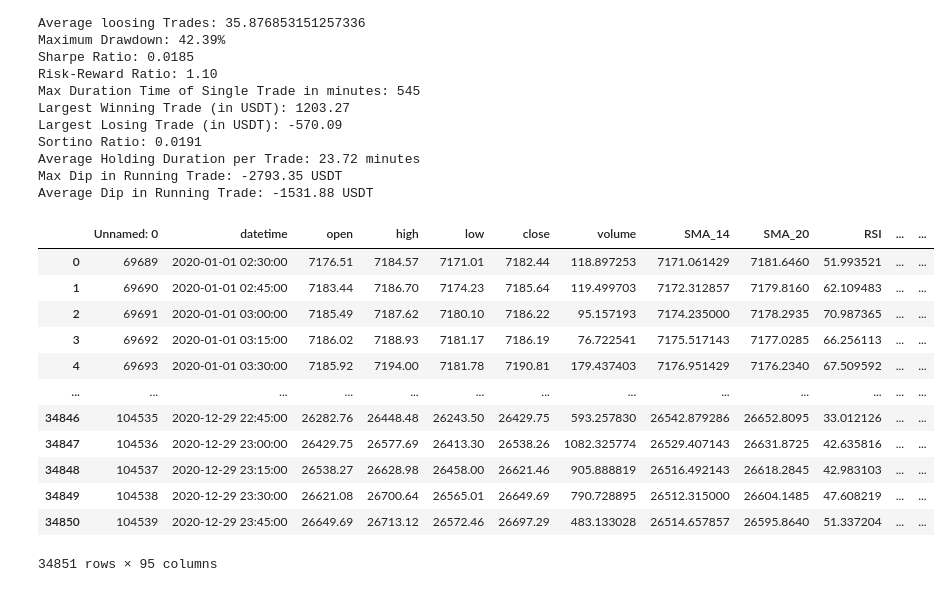
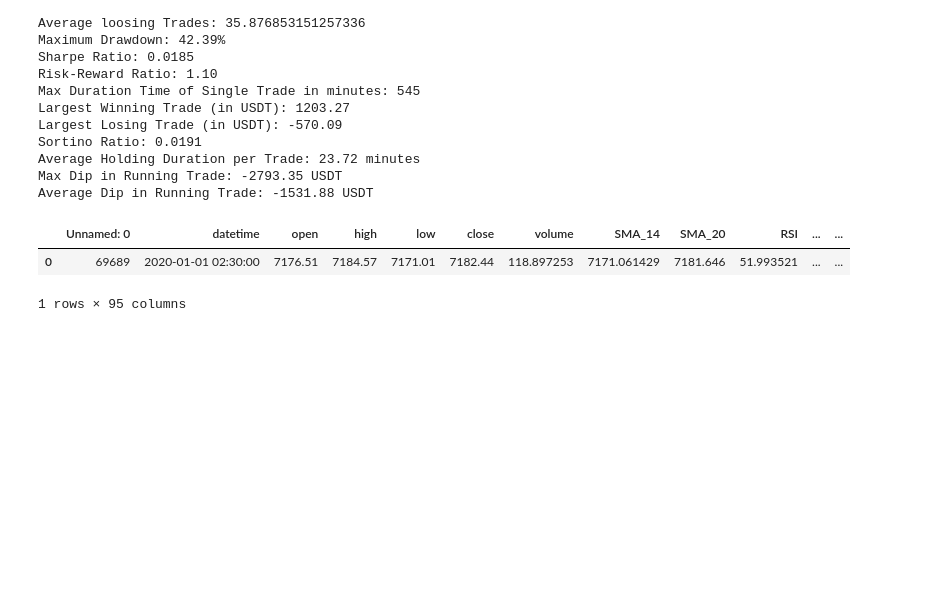
Before and after one commit to AI-ApeX-DeV/DTG, a Jupyter notebook: IIT.ipynb, the cells around one changed output. Saved outputs shown, nothing was run; the diff lists cells and outputs as text; code cells hidden in the pictures; blank space fills up the shorter version.

```diff
--- a/IIT.ipynb
+++ b/IIT.ipynb
@@ -859,19 +865,9 @@ Average Holding Duration per Trade: 23.72 minutes
 Max Dip in Running Trade: -2793.35 USDT
 Average Dip in Running Trade: -1531.88 USDT
 # %%
-test_df
+test_df.head(1)
 # %% [output]
 |  | Unnamed: 0 | datetime | open | high | low | close | volume | SMA_14 | SMA_20 | RSI | ... | ... |
-| 0 | 69689 | 2020-01-01 02:30:00 | 7176.51 | 7184.57 | 7171.01 | 7182.44 | 118.897253 | 7171.061429 | 7181.6460 | 51.993521 | ... | ... |
-| 1 | 69690 | 2020-01-01 02:45:00 | 7183.44 | 7186.70 | 7174.23 | 7185.64 | 119.499703 | 7172.312857 | 7179.8160 | 62.109483 | ... | ... |
-| 2 | 69691 | 2020-01-01 03:00:00 | 7185.49 | 7187.62 | 7180.10 | 7186.22 | 95.157193 | 7174.235000 | 7178.2935 | 70.987365 | ... | ... |
-| 3 | 69692 | 2020-01-01 03:15:00 | 7186.02 | 7188.93 | 7181.17 | 7186.19 | 76.722541 | 7175.517143 | 7177.0285 | 66.256113 | ... | ... |
-| 4 | 69693 | 2020-01-01 03:30:00 | 7185.92 | 7194.00 | 7181.78 | 7190.81 | 179.437403 | 7176.951429 | 7176.2340 | 67.509592 | ... | ... |
-| ... | ... | ... | ... | ... | ... | ... | ... | ... | ... | ... | ... | ... |
-| 34846 | 104535 | 2020-12-29 22:45:00 | 26282.76 | 26448.48 | 26243.50 | 26429.75 | 593.257830 | 26542.879286 | 26652.8095 | 33.012126 | ... | ... |
-| 34847 | 104536 | 2020-12-29 23:00:00 | 26429.75 | 26577.69 | 26413.30 | 26538.26 | 1082.325774 | 26529.407143 | 26631.8725 | 42.635816 | ... | ... |
-| 34848 | 104537 | 2020-12-29 23:15:00 | 26538.27 | 26628.98 | 26458.00 | 26621.46 | 905.888819 | 26516.492143 | 26618.2845 | 42.983103 | ... | ... |
-| 34849 | 104538 | 2020-12-29 23:30:00 | 26621.08 | 26700.64 | 26565.01 | 26649.69 | 790.728895 | 26512.315000 | 26604.1485 | 47.608219 | ... | ... |
-| 34850 | 104539 | 2020-12-29 23:45:00 | 26649.69 | 26713.12 | 26572.46 | 26697.29 | 483.133028 | 26514.657857 | 26595.8640 | 51.337204 | ... | ... |
+| 0 | 69689 | 2020-01-01 02:30:00 | 7176.51 | 7184.57 | 7171.01 | 7182.44 | 118.897253 | 7171.061429 | 7181.646 | 51.993521 | ... | ... |
-34851 rows × 95 columns
+1 rows × 95 columns
 # %%
```
Also changed, not shown: parts of 2 cells of this notebook, 3 other files.
